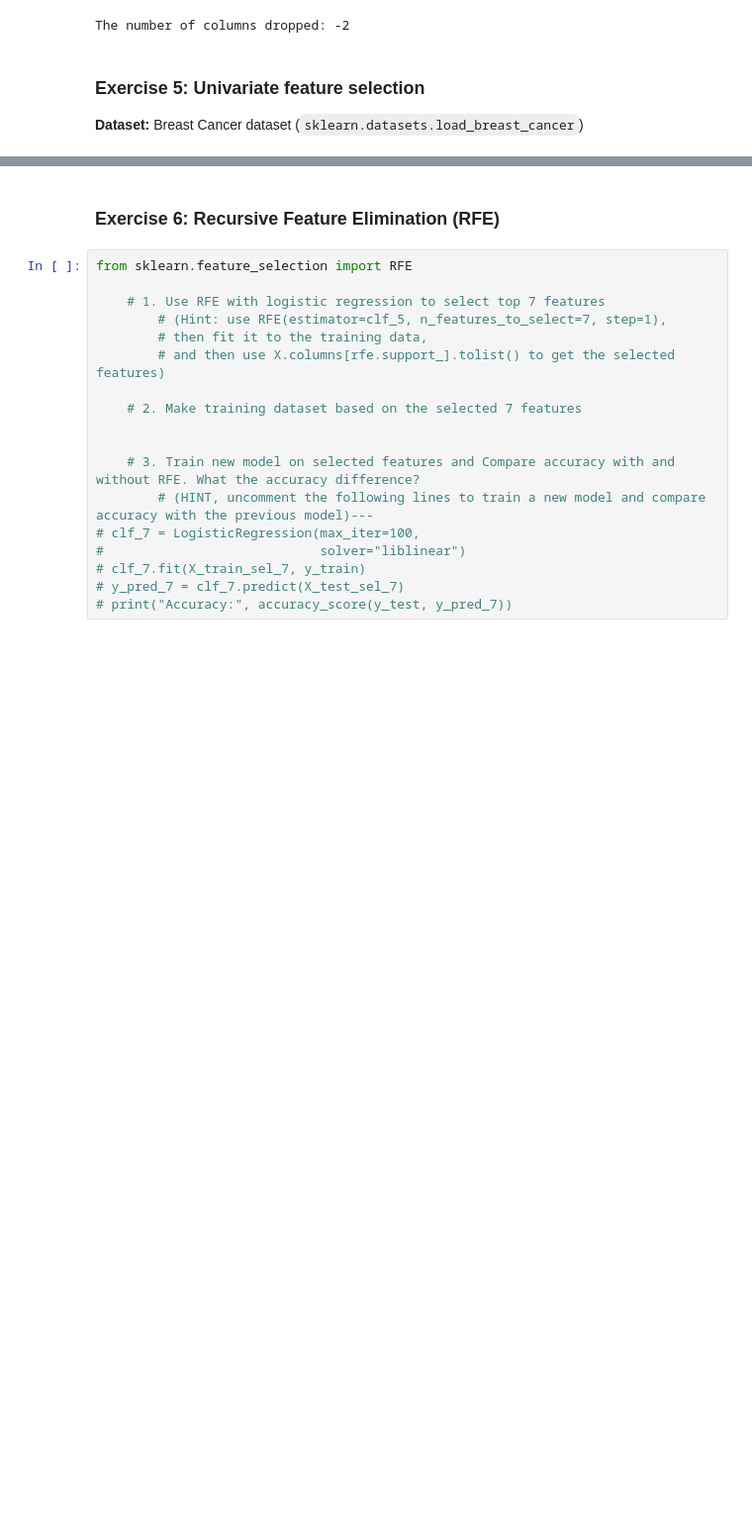
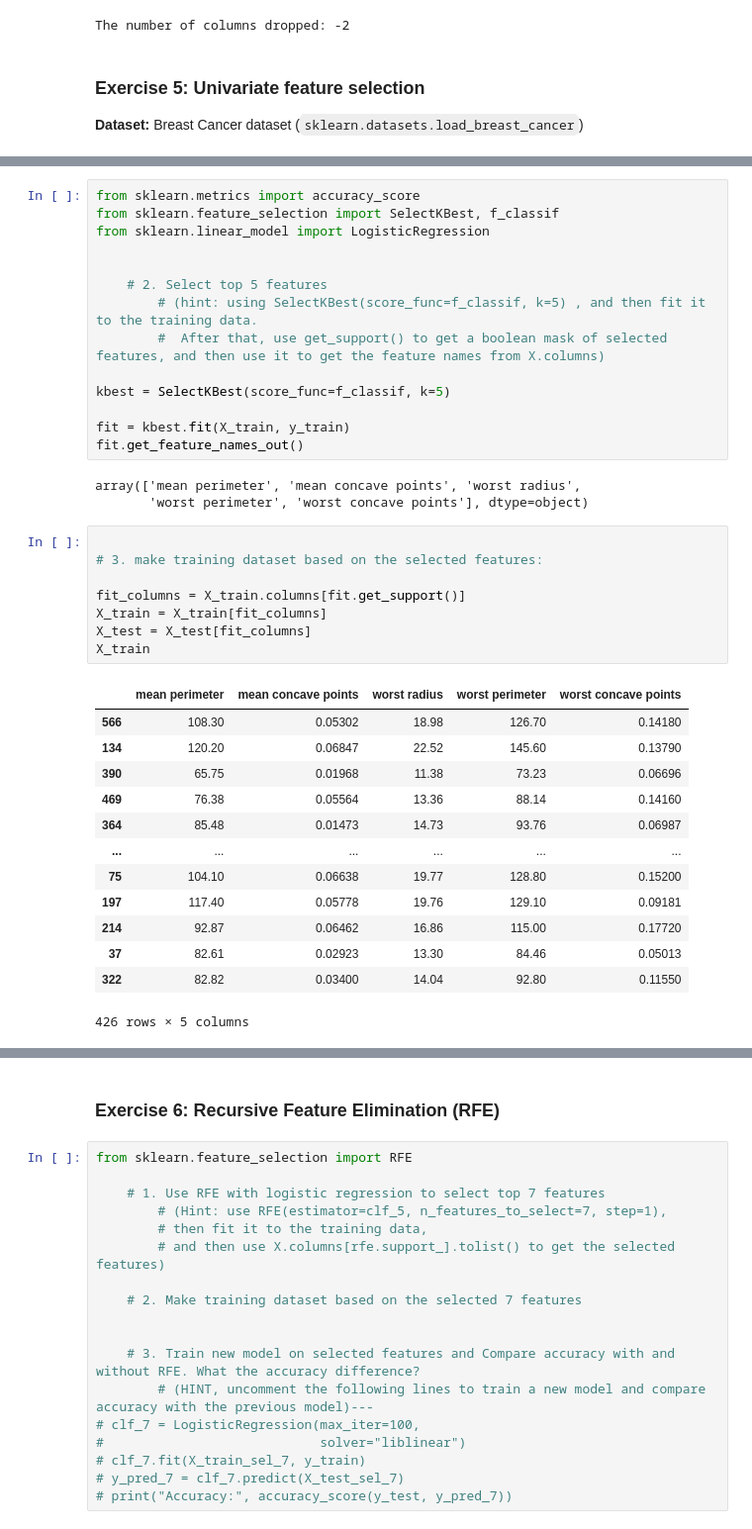
Before and after one commit to Arxcis/VE3451-KI-og-maskinl-ring, a Jupyter notebook: Assign1_feature_engineering_selection_exercises_updated.ipynb, the cells around one changed output, grey strips where cells are left out. Shown: that part at 99% size. Saved outputs shown, nothing was run; the diff lists cells and outputs as text; blank space fills up the shorter version.

```diff
--- a/Assign1_feature_engineering_selection_exercises_updated.ipynb
+++ b/Assign1_feature_engineering_selection_exercises_updated.ipynb
@@ -414,0 +432,39 @@ y = cancer.target
+# %%
+from sklearn.metrics import accuracy_score
+from sklearn.feature_selection import SelectKBest, f_classif
+from sklearn.linear_model import LogisticRegression
+
+
+    # 2. Select top 5 features
+        # (hint: using SelectKBest(score_func=f_classif, k=5) , and then fit it to the training data.
+        #  After that, use get_support() to get a boolean mask of selected features, and then use it to get the feature names from X.columns)
+
+kbest = SelectKBest(score_func=f_classif, k=5)
+
+fit = kbest.fit(X_train, y_train)
+fit.get_feature_names_out()
+# %% [output]
+array(['mean perimeter', 'mean concave points', 'worst radius',
+       'worst perimeter', 'worst concave points'], dtype=object)
+# %%
+
+# 3. make training dataset based on the selected features:
+
+fit_columns = X_train.columns[fit.get_support()]
+X_train = X_train[fit_columns]
+X_test = X_test[fit_columns]
+X_train
+# %% [output]
+|  | mean perimeter | mean concave points | worst radius | worst perimeter | worst concave points |
+| 566 | 108.30 | 0.05302 | 18.98 | 126.70 | 0.14180 |
+| 134 | 120.20 | 0.06847 | 22.52 | 145.60 | 0.13790 |
+| 390 | 65.75 | 0.01968 | 11.38 | 73.23 | 0.06696 |
+| 469 | 76.38 | 0.05564 | 13.36 | 88.14 | 0.14160 |
+| 364 | 85.48 | 0.01473 | 14.73 | 93.76 | 0.06987 |
+| ... | ... | ... | ... | ... | ... |
+| 75 | 104.10 | 0.06638 | 19.77 | 128.80 | 0.15200 |
+| 197 | 117.40 | 0.05778 | 19.76 | 129.10 | 0.09181 |
+| 214 | 92.87 | 0.06462 | 16.86 | 115.00 | 0.17720 |
+| 37 | 82.61 | 0.02923 | 13.30 | 84.46 | 0.05013 |
+| 322 | 82.82 | 0.03400 | 14.04 | 92.80 | 0.11550 |
+426 rows × 5 columns
```
Also changed, not shown: parts of 2 cells of this notebook.
